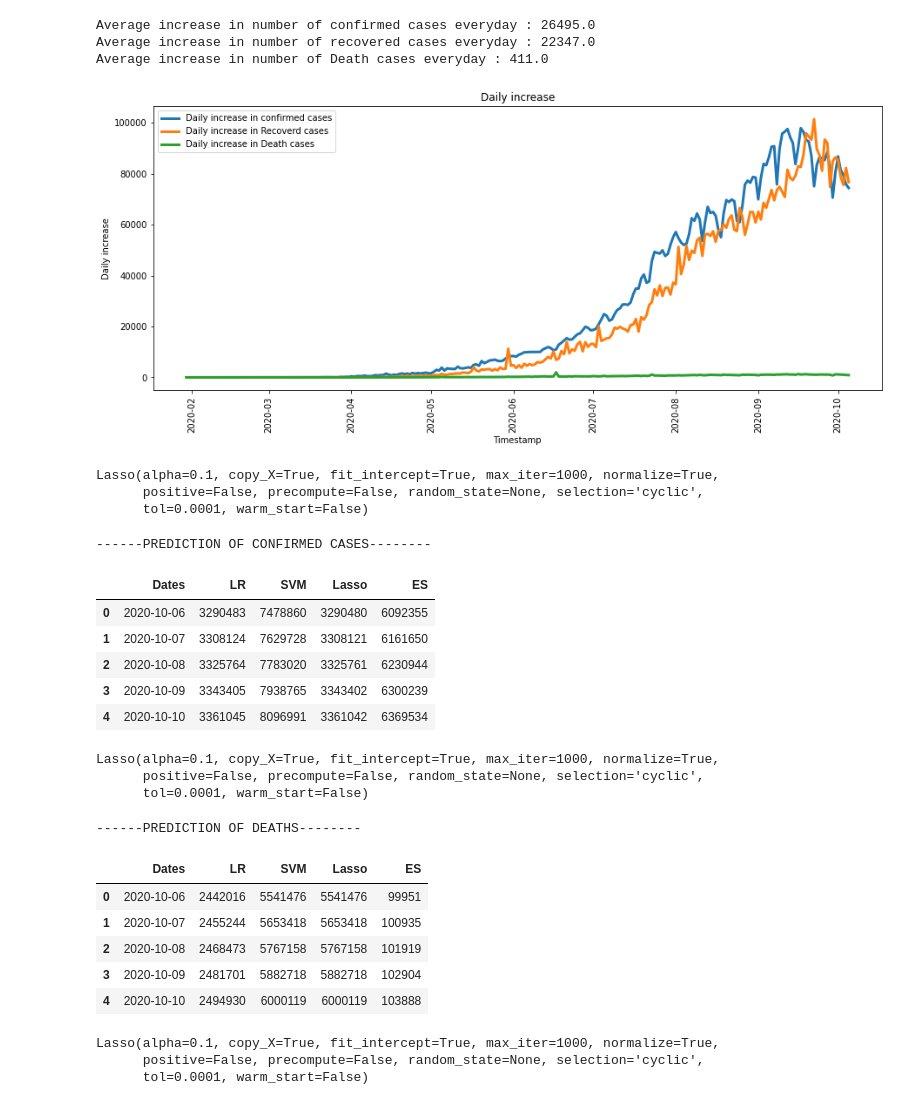
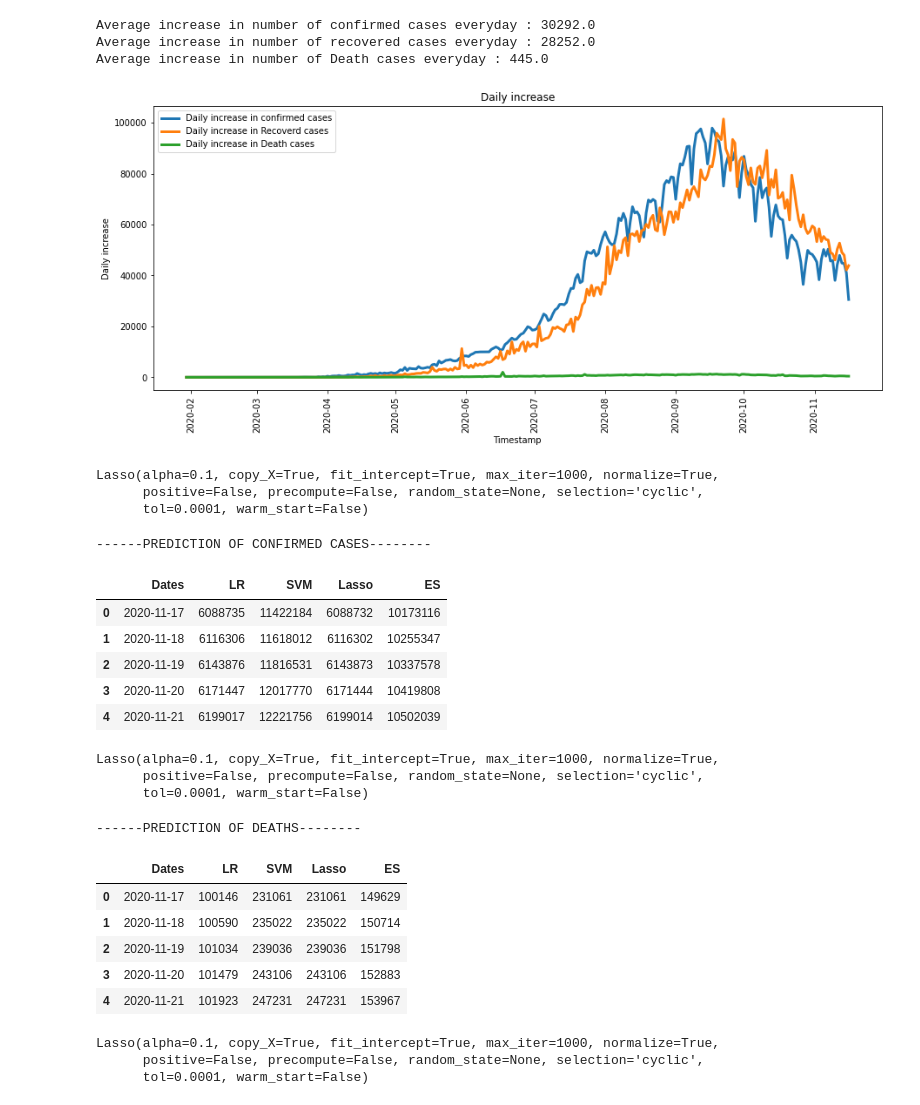
Before and after one commit to tellakulahimabindu/covid-19_prediction, a Jupyter notebook: Covid_19.ipynb, the cells around one changed output. Saved outputs shown, nothing was run; the diff lists cells and outputs as text; code cells hidden in the pictures.

```diff
--- a/Covid_19.ipynb
+++ b/Covid_19.ipynb
@@ -12,7 +12,7 @@ from sklearn.linear_model import Lasso
 from sklearn.svm import SVR
 from statsmodels.tsa.api import Holt
 # %%
-covid=pd.read_excel(r'covid_19_india.xlsx')
+covid=pd.read_excel(r'covid_19_india_new.xlsx')
 covid
 # %% [output]
 |  | SNo | ObservationDate | Province/State | Country/Region | Last Update | Confirmed | Deaths | Recovered |
@@ -145,10 +156,10 @@ plt.legend()
 plt.xticks(rotation=90)
 plt.show()
 # %% [output]
-Average increase in number of confirmed cases everyday : 26495.0
-Average increase in number of recovered cases everyday : 22347.0
-Average increase in number of Death cases everyday : 411.0
+Average increase in number of confirmed cases everyday : 30292.0
+Average increase in number of recovered cases everyday : 28252.0
+Average increase in number of Death cases everyday : 445.0
-[figure, old version]
+[figure, new version]
 # %%
 datewise["Days Since"]=datewise.index-datewise.index[0]
 datewise["Days Since"] = datewise["Days Since"].dt.days
@@ -188,24 +199,24 @@ valid=datewise.iloc[int(datewise.shape[0]*0.85):]
 # %%
 holt=Holt(np.asarray(model_train["Confirmed"])).fit(smoothing_level=1.4,smoothing_slope=0.2)
 y_pred = valid.copy()
 y_pred["Holt"]=holt.forecast(len(valid))
 holt_new_date=[]
 holt_new_prediction=[]
 for i in range(1,18):
   holt_new_date.append(datewise.index[-1]+timedelta(days=i))
   holt_new_prediction.append(holt.forecast((len(valid)+i))[-1])
-model_predictions["Exponential_smoothing"]=holt_new_prediction
-model_predictions=model_predictions.drop(["Exponential_smoothing"],axis=1)
+model_predictions["ES"]=holt_new_prediction
+
 print("------PREDICTION OF CONFIRMED CASES--------")
 model_predictions.head()
 # %% [output]
 ------PREDICTION OF CONFIRMED CASES--------
 |  | Dates | LR | SVM | Lasso | ES |
-| 0 | 2020-10-06 | 3290483 | 7478860 | 3290480 | 6092355 |
-| 1 | 2020-10-07 | 3308124 | 7629728 | 3308121 | 6161650 |
-| 2 | 2020-10-08 | 3325764 | 7783020 | 3325761 | 6230944 |
-| 3 | 2020-10-09 | 3343405 | 7938765 | 3343402 | 6300239 |
-| 4 | 2020-10-10 | 3361045 | 8096991 | 3361042 | 6369534 |
+| 0 | 2020-11-17 | 6088735 | 11422184 | 6088732 | 10173116 |
+| 1 | 2020-11-18 | 6116306 | 11618012 | 6116302 | 10255347 |
+| 2 | 2020-11-19 | 6143876 | 11816531 | 6143873 | 10337578 |
+| 3 | 2020-11-20 | 6171447 | 12017770 | 6171444 | 10419808 |
+| 4 | 2020-11-21 | 6199017 | 12221756 | 6199014 | 10502039 |
 # %%
 lin_reg.fit(np.array(train_ml["Days Since"]).reshape(-1,1),np.array(train_ml["Deaths"]).reshape(-1,1))
 svm.fit(np.array(train_ml["Days Since"]).reshape(-1,1),np.array(train_ml["Deaths"]).reshape(-1,1))
@@ -244,11 +255,11 @@ model_predictions.head()
 # %% [output]
 ------PREDICTION OF DEATHS--------
 |  | Dates | LR | SVM | Lasso | ES |
-| 0 | 2020-10-06 | 2442016 | 5541476 | 5541476 | 99951 |
-| 1 | 2020-10-07 | 2455244 | 5653418 | 5653418 | 100935 |
-| 2 | 2020-10-08 | 2468473 | 5767158 | 5767158 | 101919 |
-| 3 | 2020-10-09 | 2481701 | 5882718 | 5882718 | 102904 |
-| 4 | 2020-10-10 | 2494930 | 6000119 | 6000119 | 103888 |
+| 0 | 2020-11-17 | 100146 | 231061 | 231061 | 149629 |
+| 1 | 2020-11-18 | 100590 | 235022 | 235022 | 150714 |
+| 2 | 2020-11-19 | 101034 | 239036 | 239036 | 151798 |
+| 3 | 2020-11-20 | 101479 | 243106 | 243106 | 152883 |
+| 4 | 2020-11-21 | 101923 | 247231 | 247231 | 153967 |
 # %%
 lin_reg.fit(np.array(train_ml["Days Since"]).reshape(-1,1),np.array(train_ml["Recovered"]).reshape(-1,1))
 svm.fit(np.array(train_ml["Days Since"]).reshape(-1,1),np.array(train_ml["Recovered"]).reshape(-1,1))
```
Also changed, not shown: parts of 8 cells of this notebook.
